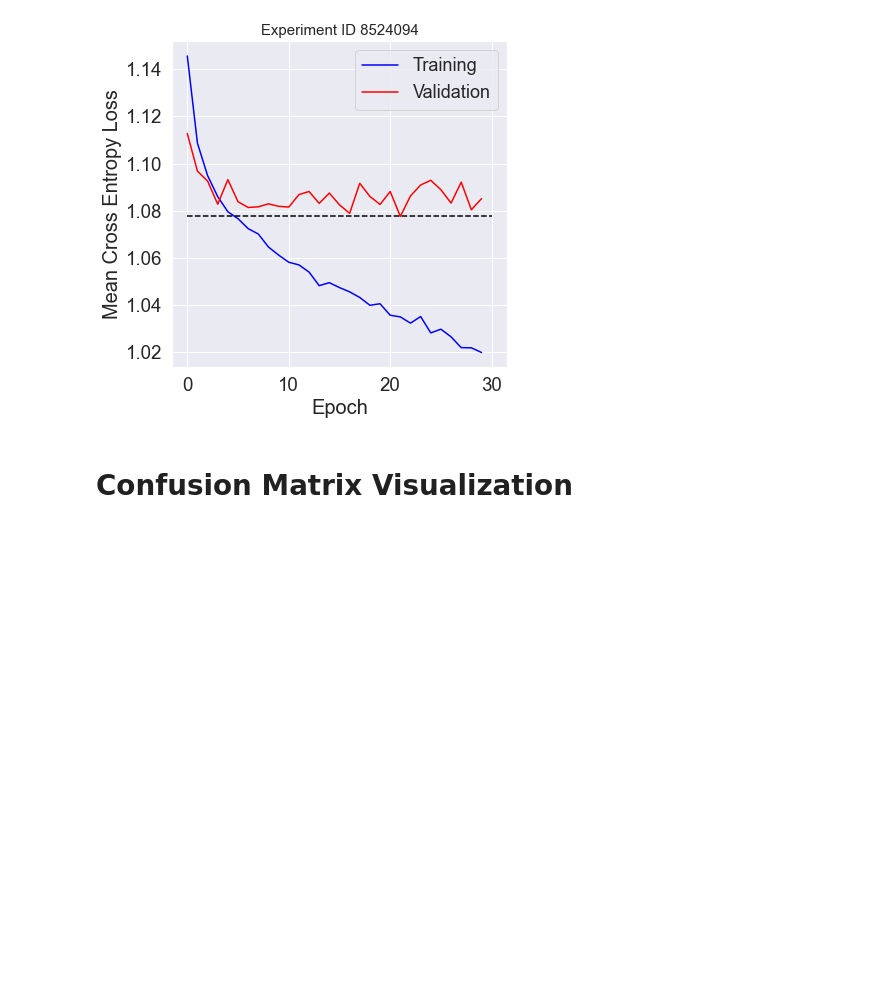
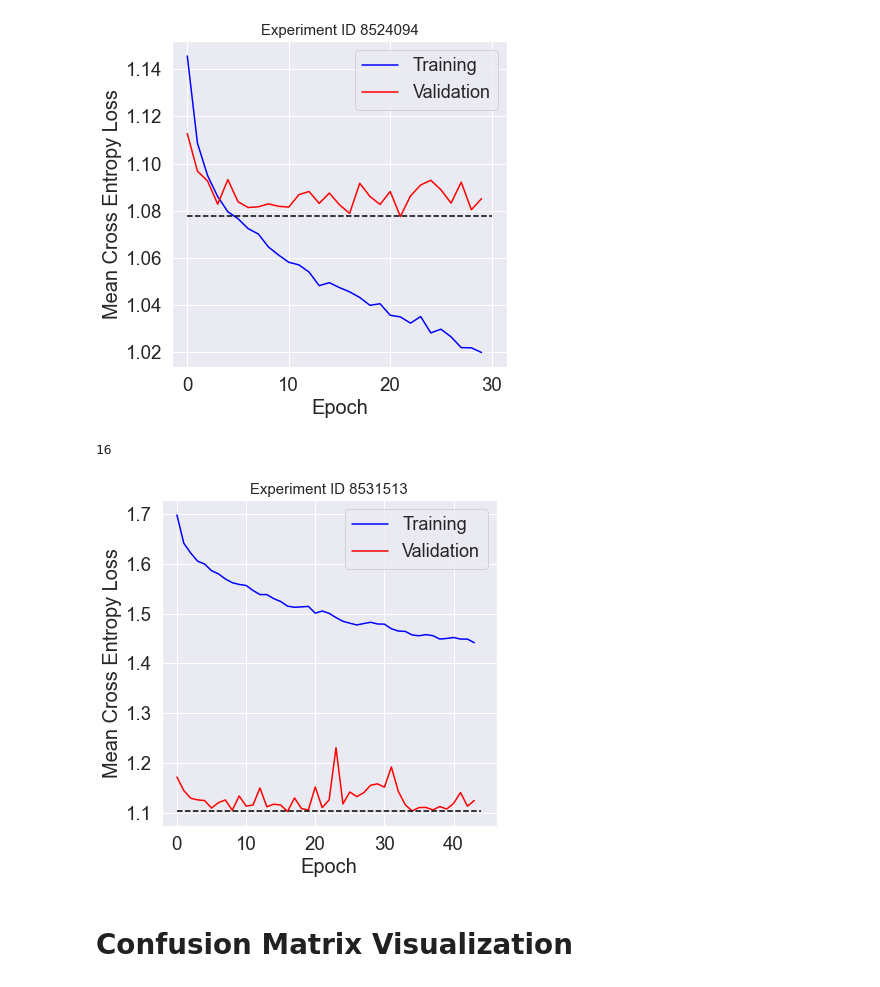
Before and after one commit to lin-bo/AutoLTS, a Jupyter notebook: visualization/res_visualization.ipynb, the cells around one changed output. Saved outputs shown, nothing was run; the diff lists cells and outputs as text; code cells hidden in the pictures; blank space fills up the shorter version.

```diff
--- a/visualization/res_visualization.ipynb
+++ b/visualization/res_visualization.ipynb
@@ -4,7 +4,7 @@ import numpy as np
 import seaborn as sns
 import torch
 
-# sns.set(font_scale=1.7)
+sns.set(font_scale=1.7)
 root = '/Users/bolin/Library/CloudStorage/OneDrive-UniversityofToronto/AutoLTS/res/'
 # %% [markdown]
 # Loss Visualization
@@ -45,6 +46,11 @@ check_loss('8520206')
 check_loss('8524094')
 # %% [output]
 [figure]
+# %%
+check_loss('8531513')
+# %% [output]
+16
+[figure, added]
 # %% [markdown]
 # Confusion Matrix Visualization
 # %%
```
Also changed, not shown: parts of 2 cells of this notebook, 4 other files.
